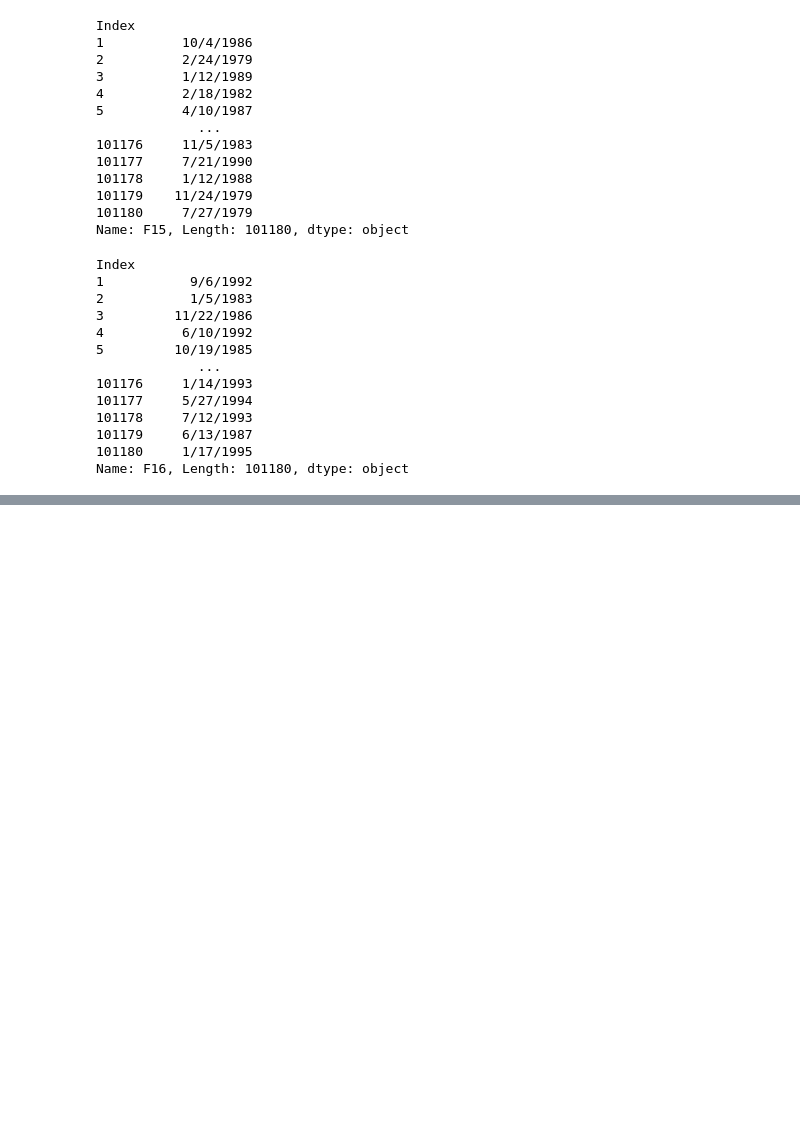
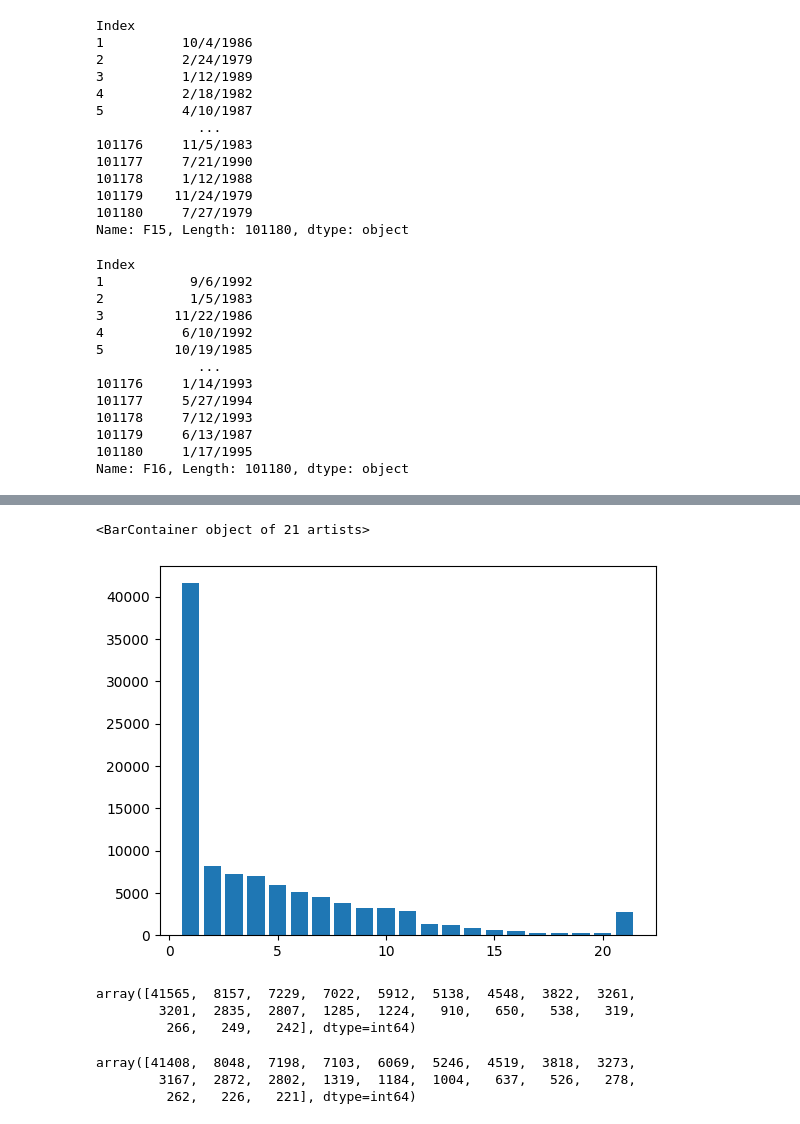
Before and after one commit to ayush23maan/shaadi, a Jupyter notebook: src/shaadi.ipynb, the cells around one changed output, grey strips where cells are left out. Drawn from its saved outputs; the diff is of its cells as text; code cells hidden in the pictures; blank space fills up the shorter version.

```diff
--- a/src/shaadi.ipynb
+++ b/src/shaadi.ipynb
@@ -103,0 +113,21 @@ df.head()
+# %%
+# plot histogram for all numerical features
+
+import matplotlib.pyplot as plt
+
+plt.bar(df.F21.value_counts().index, df.F21.value_counts().values)
+# %% [output]
+<BarContainer object of 21 artists>
+[figure, added]
+# %%
+df.F21.value_counts().values
+# %% [output]
+array([41565,  8157,  7229,  7022,  5912,  5138,  4548,  3822,  3261,
+        3201,  2835,  2807,  1285,  1224,   910,   650,   538,   319,
+         266,   249,   242], dtype=int64)
+# %%
+df.F22.value_counts().values
+# %% [output]
+array([41408,  8048,  7198,  7103,  6069,  5246,  4519,  3818,  3273,
+        3167,  2872,  2802,  1319,  1184,  1004,   637,   526,   278,
+         262,   226,   221], dtype=int64)
```
Also changed, not shown: parts of 38 cells of this notebook.
